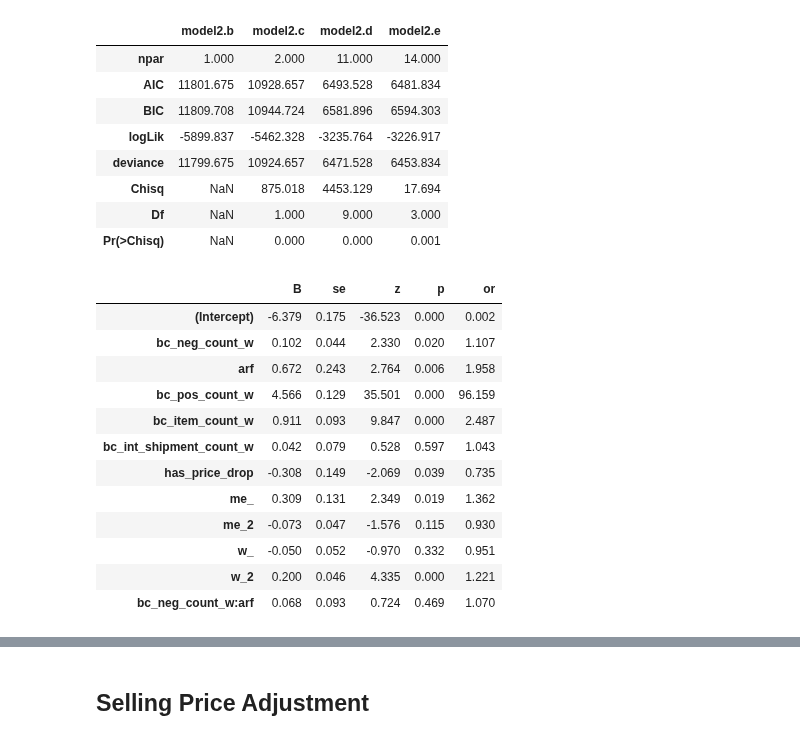
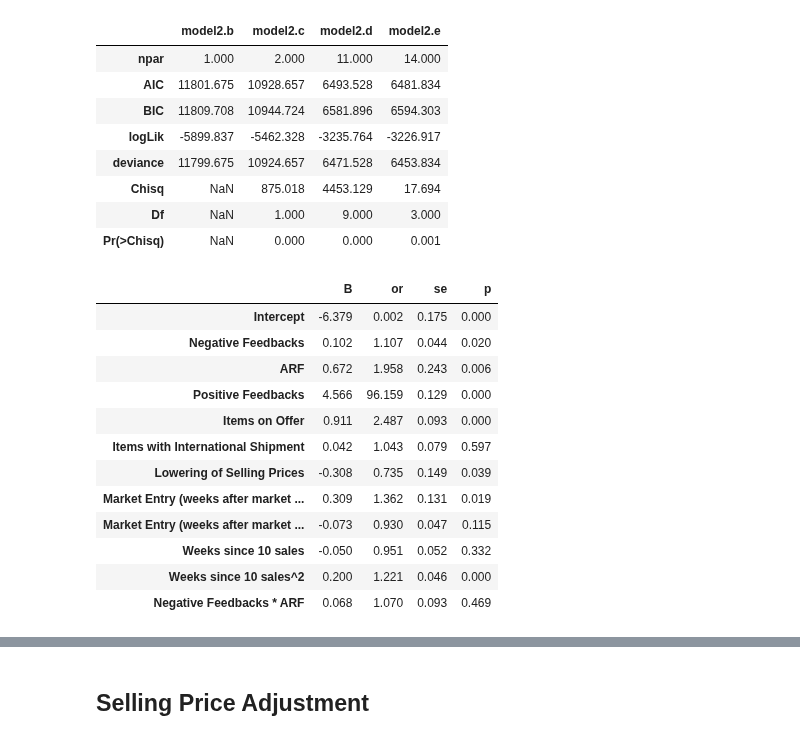
Before and after one commit to jossl95/ARF, a Jupyter notebook: Analyzer.ipynb, the cells around one changed output, grey strips where cells are left out. Saved outputs shown, nothing was run; the diff lists cells and outputs as text; code cells hidden in the pictures.

```diff
--- a/Analyzer.ipynb
+++ b/Analyzer.ipynb
@@ -339,19 +356,35 @@ model2_fit
 | Chisq | NaN | 875.018 | 4453.129 | 17.694 |
 | Df | NaN | 1.000 | 9.000 | 3.000 |
 | Pr(>Chisq) | NaN | 0.000 | 0.000 | 0.001 |
-# %%
-model2_res
-# %% [output]
-|  | B | se | z | p | or |
-| (Intercept) | -6.379 | 0.175 | -36.523 | 0.000 | 0.002 |
-| bc_neg_count_w | 0.102 | 0.044 | 2.330 | 0.020 | 1.107 |
-| arf | 0.672 | 0.243 | 2.764 | 0.006 | 1.958 |
-| bc_pos_count_w | 4.566 | 0.129 | 35.501 | 0.000 | 96.159 |
-| bc_item_count_w | 0.911 | 0.093 | 9.847 | 0.000 | 2.487 |
-| bc_int_shipment_count_w | 0.042 | 0.079 | 0.528 | 0.597 | 1.043 |
-| has_price_drop | -0.308 | 0.149 | -2.069 | 0.039 | 0.735 |
-| me_ | 0.309 | 0.131 | 2.349 | 0.019 | 1.362 |
-| me_2 | -0.073 | 0.047 | -1.576 | 0.115 | 0.930 |
-| w_ | -0.050 | 0.052 | -0.970 | 0.332 | 0.951 |
-| w_2 | 0.200 | 0.046 | 4.335 | 0.000 | 1.221 |
-| bc_neg_count_w:arf | 0.068 | 0.093 | 0.724 | 0.469 | 1.070 |
+# %%
+index_map = {
+    '(Intercept)': 'Intercept',
+    'bc_neg_count_w': 'Negative Feedbacks',
+    'arf' : 'ARF',
+    'bc_pos_count_w' : 'Positive Feedbacks',
+    'bc_item_count_w' : 'Items on Offer',
+    'bc_int_shipment_count_w' : 'Items with International Shipment',
+    'arm_maxw' : 'ARM',
+    'me_' : 'Market Entry (weeks after market opening)',
+    'me_2' : 'Market Entry (weeks after market opening)^2',
+    'w_' : 'Weeks since 10 sales',
+    'w_2' : 'Weeks since 10 sales^2',
+    'bc_neg_count_w:arf' : 'Negative Feedbacks * ARF',
+    'has_price_drop' : 'Lowering of Selling Prices'
+}
+
+model2_res.rename(index = index_map)[['B', 'or', 'se', 'p']]
+# %% [output]
+|  | B | or | se | p |
+| Intercept | -6.379 | 0.002 | 0.175 | 0.000 |
+| Negative Feedbacks | 0.102 | 1.107 | 0.044 | 0.020 |
+| ARF | 0.672 | 1.958 | 0.243 | 0.006 |
+| Positive Feedbacks | 4.566 | 96.159 | 0.129 | 0.000 |
+| Items on Offer | 0.911 | 2.487 | 0.093 | 0.000 |
+| Items with International Shipment | 0.042 | 1.043 | 0.079 | 0.597 |
+| Lowering of Selling Prices | -0.308 | 0.735 | 0.149 | 0.039 |
+| Market Entry (weeks after market ... | 0.309 | 1.362 | 0.131 | 0.019 |
+| Market Entry (weeks after market ... | -0.073 | 0.930 | 0.047 | 0.115 |
+| Weeks since 10 sales | -0.050 | 0.951 | 0.052 | 0.332 |
+| Weeks since 10 sales^2 | 0.200 | 1.221 | 0.046 | 0.000 |
+| Negative Feedbacks * ARF | 0.068 | 1.070 | 0.093 | 0.469 |
```
Also changed, not shown: parts of 12 cells of this notebook, 1 other file.
